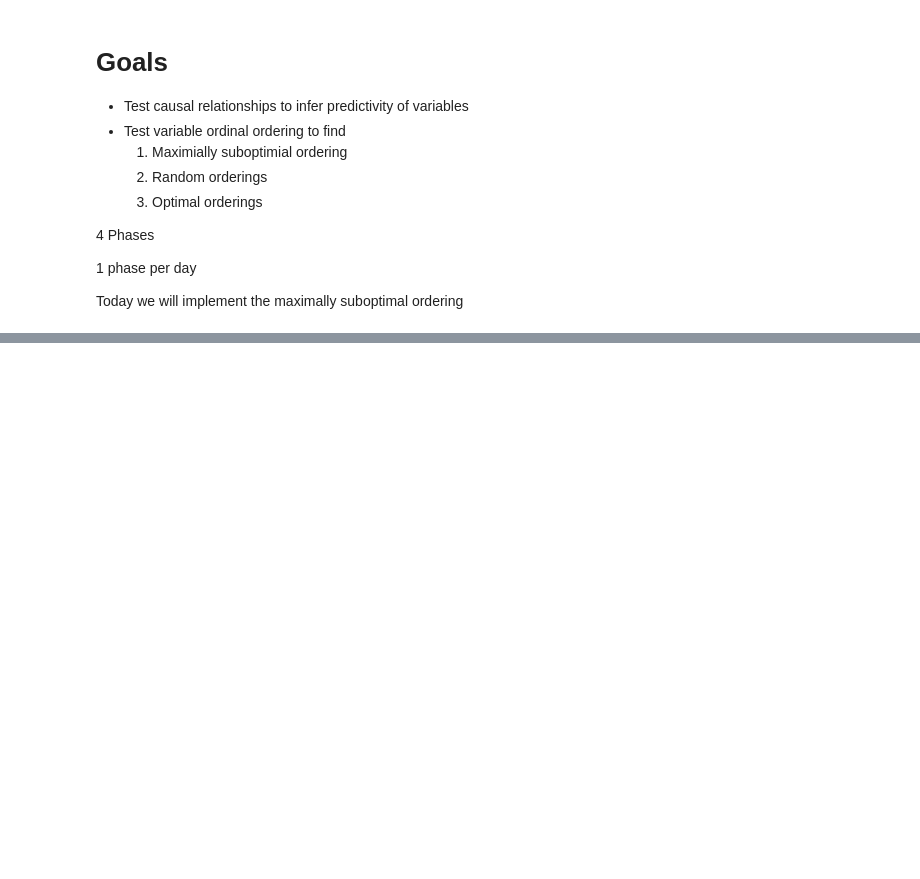
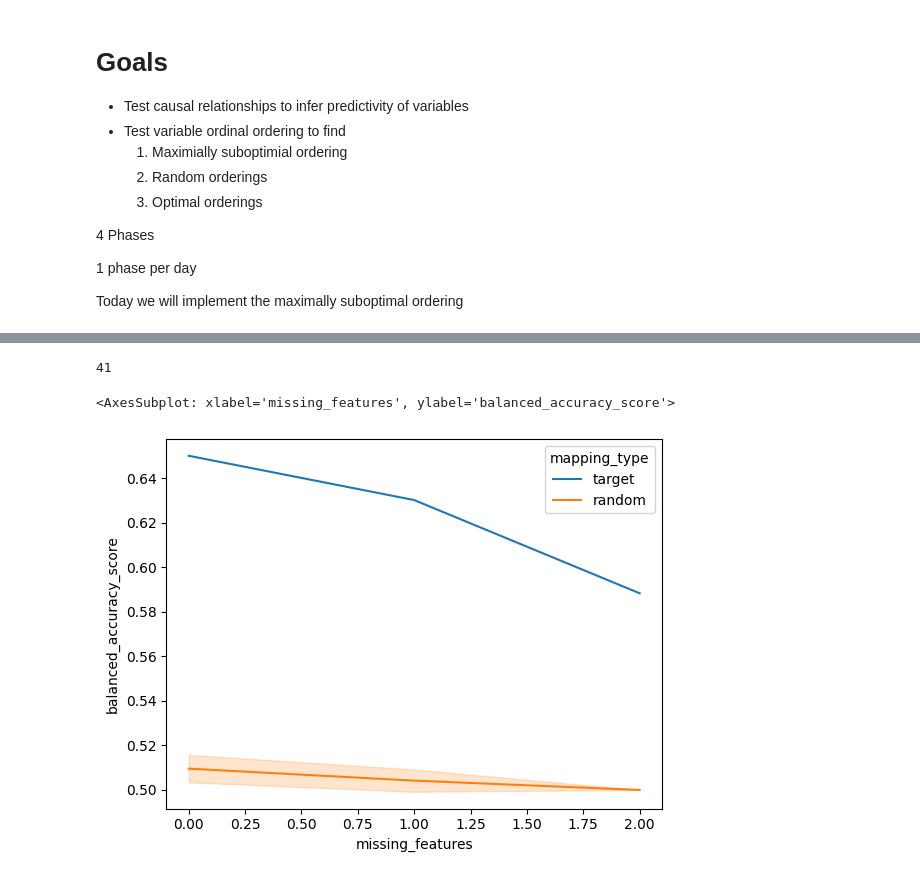
Before and after one commit to danielkopp4/Citation-Forecaster, a Jupyter notebook: analysis/exierment.ipynb, the cells around one changed output, grey strips where cells are left out. Cells and saved outputs as stored; diff of their text form; code cells hidden in the pictures; blank space fills up the shorter version.

```diff
--- a/analysis/exierment.ipynb
+++ b/analysis/exierment.ipynb
@@ -470,0 +295,4 @@ Today we will implement the maximally suboptimal ordering
+# %%
+len(np.unique(preprop[2]['native-country']))
+# %% [output]
+41
@@ -470,0 +353,11 @@ Today we will implement the maximally suboptimal ordering
+# %%
+datap = data.copy()
+datap = datap.rename({
+    "ptype": "mapping_type",
+    "score": "balanced_accuracy_score",
+    "index": "missing_features"
+}, axis='columns')
+sns.lineplot(datap, x='missing_features', y='balanced_accuracy_score', hue='mapping_type', errorbar=('se', 2))
+# %% [output]
+<AxesSubplot: xlabel='missing_features', ylabel='balanced_accuracy_score'>
+[figure, added]
```
Also changed, not shown: parts of 32 cells of this notebook.
